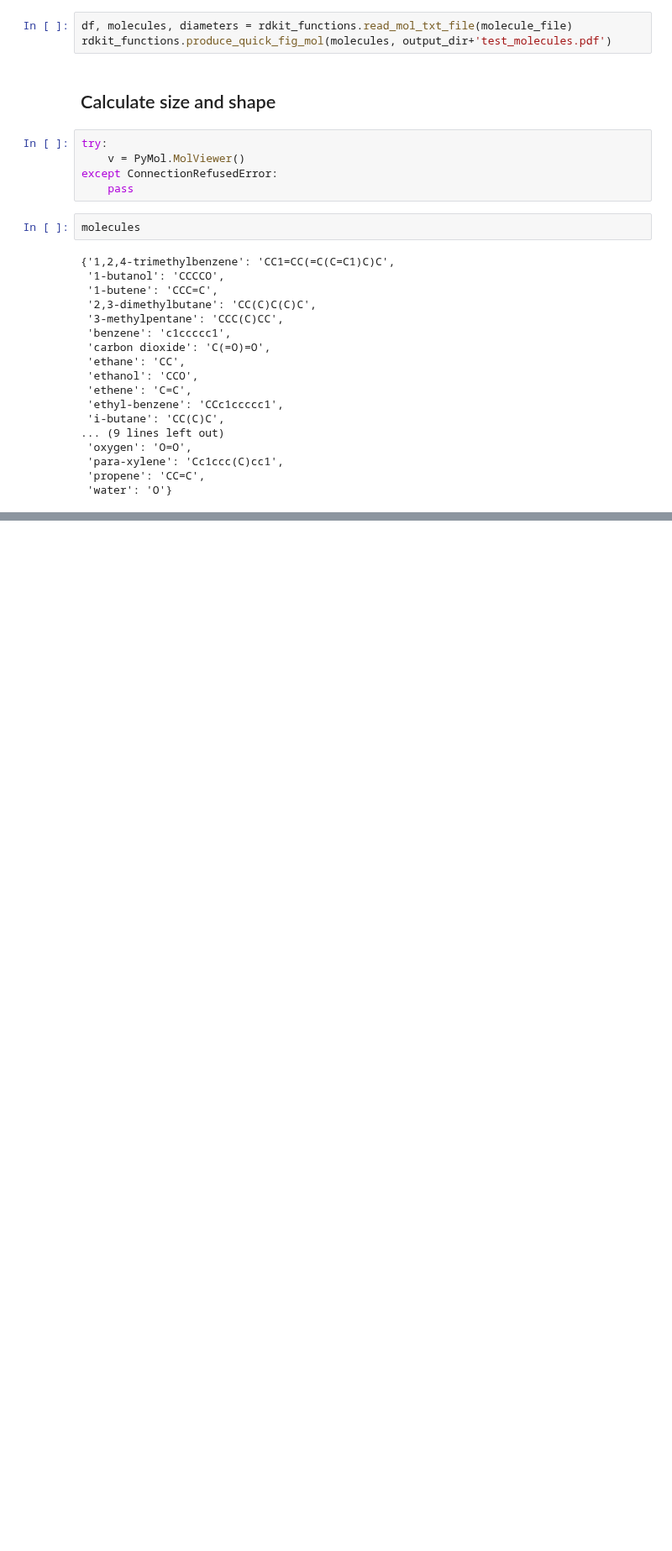
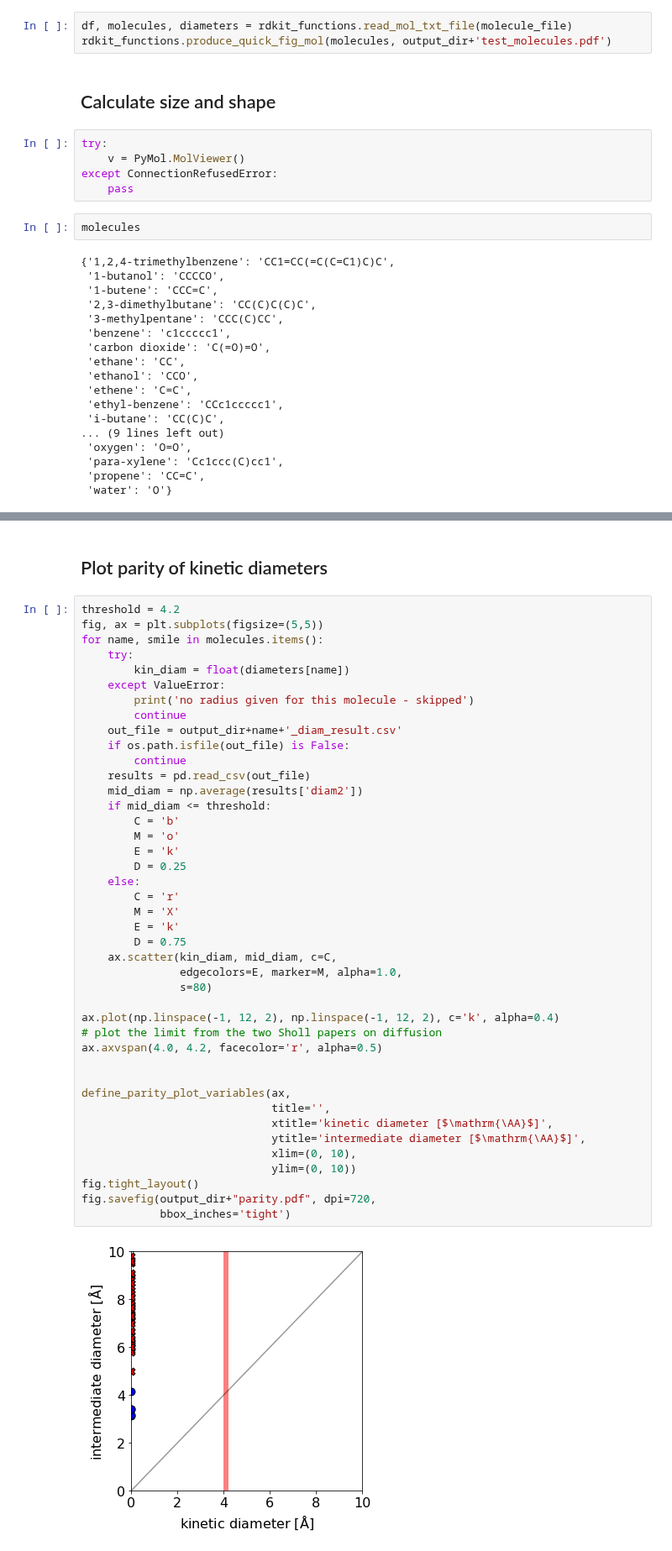
Before and after one commit to andrewtarzia/enzyme_screen, a Jupyter notebook: rdkit_testing.ipynb, the cells around one changed output, grey strips where cells are left out. Shown at 84% size. Drawn from its saved outputs; the diff is of its cells as text; blank space fills up the shorter version.

```diff
--- a/rdkit_testing.ipynb
+++ b/rdkit_testing.ipynb
@@ -270,0 +400,46 @@ plt.xlim(0, 10)
+# %% [markdown]
+## Plot parity of kinetic diameters
+# %%
+threshold = 4.2
+fig, ax = plt.subplots(figsize=(5,5))
+for name, smile in molecules.items():
+    try:
+        kin_diam = float(diameters[name])
+    except ValueError:
+        print('no radius given for this molecule - skipped')
+        continue
+    out_file = output_dir+name+'_diam_result.csv'
+    if os.path.isfile(out_file) is False:
+        continue
+    results = pd.read_csv(out_file)
+    mid_diam = np.average(results['diam2'])
+    if mid_diam <= threshold:
+        C = 'b'
+        M = 'o'
+        E = 'k'
+        D = 0.25
+    else:
+        C = 'r'
+        M = 'X'
+        E = 'k'
+        D = 0.75
+    ax.scatter(kin_diam, mid_diam, c=C,
+               edgecolors=E, marker=M, alpha=1.0,
+               s=80)
+
+ax.plot(np.linspace(-1, 12, 2), np.linspace(-1, 12, 2), c='k', alpha=0.4)
+# plot the limit from the two Sholl papers on diffusion
+ax.axvspan(4.0, 4.2, facecolor='r', alpha=0.5)
+
+
+define_parity_plot_variables(ax,
+                             title='',
+                             xtitle='kinetic diameter [$\mathrm{\AA}$]',
+                             ytitle='intermediate diameter [$\mathrm{\AA}$]',
+                             xlim=(0, 10),
+                             ylim=(0, 10))
+fig.tight_layout()
+fig.savefig(output_dir+"parity.pdf", dpi=720,
+            bbox_inches='tight')
+# %% [output]
+[figure, added]
```
Also changed, not shown: parts of 16 cells of this notebook, 2 other files.
